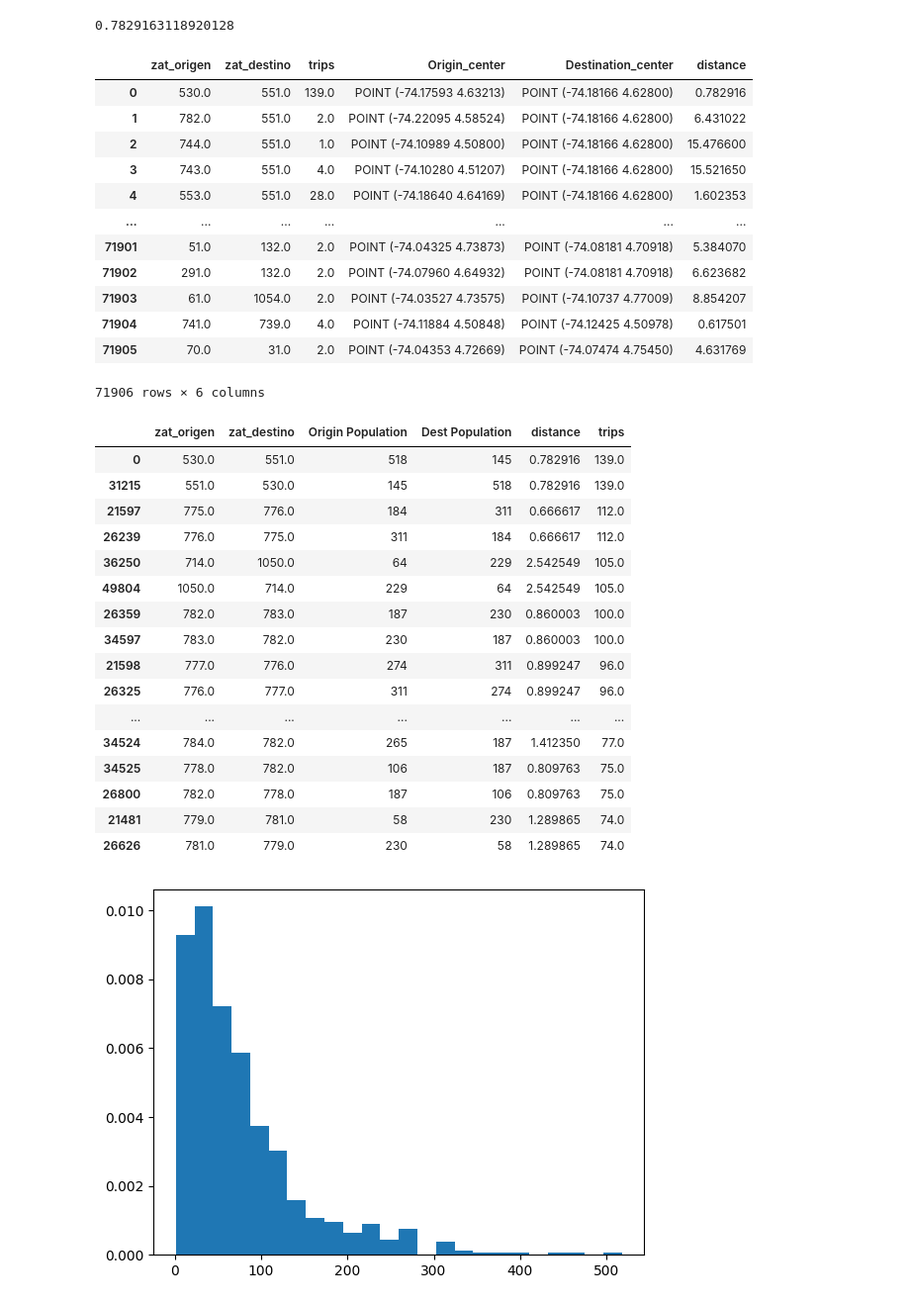
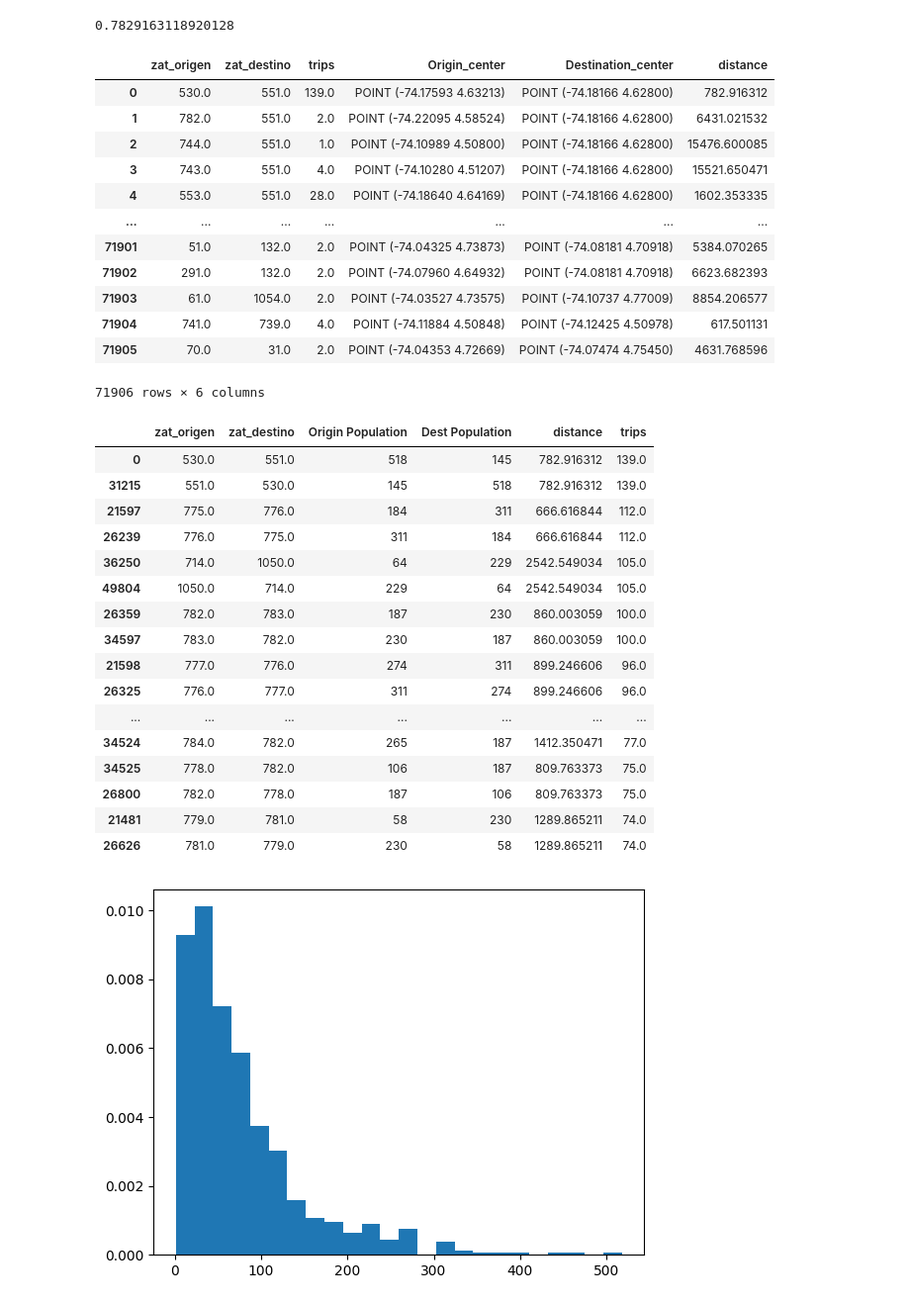
Before and after one commit to saramirezva/Mobility-Models-Bogot-, a Jupyter notebook: mobility_models.ipynb, the cells around one changed output. Shown: that part at 99% size. Saved outputs shown, nothing was run; the diff lists cells and outputs as text; code cells hidden in the pictures.

```diff
--- a/mobility_models.ipynb
+++ b/mobility_models.ipynb
@@ -113,27 +114,27 @@ geod.geometry_length(line)/1000
 # %%
 # Calculating the distances in Km
 distance = []
 geod = Geod(ellps = 'WGS84')
 for i in range(len(num_dis_sim)):
     line = LineString([num_dis_sim['Origin_center'].iloc[i], num_dis_sim['Destination_center'].iloc[i]])
-    dist = geod.geometry_length(line)/1000
+    dist = geod.geometry_length(line)
     distance.append(dist)
 
 num_dis_sim['distance'] = distance
 num_dis_sim
 # %% [output]
 |  | zat_origen | zat_destino | trips | Origin_center | Destination_center | distance |
-| 0 | 530.0 | 551.0 | 139.0 | POINT (-74.17593 4.63213) | POINT (-74.18166 4.62800) | 0.782916 |
-| 1 | 782.0 | 551.0 | 2.0 | POINT (-74.22095 4.58524) | POINT (-74.18166 4.62800) | 6.431022 |
-| 2 | 744.0 | 551.0 | 1.0 | POINT (-74.10989 4.50800) | POINT (-74.18166 4.62800) | 15.476600 |
-| 3 | 743.0 | 551.0 | 4.0 | POINT (-74.10280 4.51207) | POINT (-74.18166 4.62800) | 15.521650 |
-| 4 | 553.0 | 551.0 | 28.0 | POINT (-74.18640 4.64169) | POINT (-74.18166 4.62800) | 1.602353 |
+| 0 | 530.0 | 551.0 | 139.0 | POINT (-74.17593 4.63213) | POINT (-74.18166 4.62800) | 782.916312 |
+| 1 | 782.0 | 551.0 | 2.0 | POINT (-74.22095 4.58524) | POINT (-74.18166 4.62800) | 6431.021532 |
+| 2 | 744.0 | 551.0 | 1.0 | POINT (-74.10989 4.50800) | POINT (-74.18166 4.62800) | 15476.600085 |
+| 3 | 743.0 | 551.0 | 4.0 | POINT (-74.10280 4.51207) | POINT (-74.18166 4.62800) | 15521.650471 |
+| 4 | 553.0 | 551.0 | 28.0 | POINT (-74.18640 4.64169) | POINT (-74.18166 4.62800) | 1602.353335 |
 | ... | ... | ... | ... | ... | ... | ... |
-| 71901 | 51.0 | 132.0 | 2.0 | POINT (-74.04325 4.73873) | POINT (-74.08181 4.70918) | 5.384070 |
-| 71902 | 291.0 | 132.0 | 2.0 | POINT (-74.07960 4.64932) | POINT (-74.08181 4.70918) | 6.623682 |
-| 71903 | 61.0 | 1054.0 | 2.0 | POINT (-74.03527 4.73575) | POINT (-74.10737 4.77009) | 8.854207 |
-| 71904 | 741.0 | 739.0 | 4.0 | POINT (-74.11884 4.50848) | POINT (-74.12425 4.50978) | 0.617501 |
-| 71905 | 70.0 | 31.0 | 2.0 | POINT (-74.04353 4.72669) | POINT (-74.07474 4.75450) | 4.631769 |
+| 71901 | 51.0 | 132.0 | 2.0 | POINT (-74.04325 4.73873) | POINT (-74.08181 4.70918) | 5384.070265 |
+| 71902 | 291.0 | 132.0 | 2.0 | POINT (-74.07960 4.64932) | POINT (-74.08181 4.70918) | 6623.682393 |
+| 71903 | 61.0 | 1054.0 | 2.0 | POINT (-74.03527 4.73575) | POINT (-74.10737 4.77009) | 8854.206577 |
+| 71904 | 741.0 | 739.0 | 4.0 | POINT (-74.11884 4.50848) | POINT (-74.12425 4.50978) | 617.501131 |
+| 71905 | 70.0 | 31.0 | 2.0 | POINT (-74.04353 4.72669) | POINT (-74.07474 4.75450) | 4631.768596 |
 71906 rows × 6 columns
 # %%
 # Adding the number of person in th esurvey per zat
@@ -147,22 +148,22 @@ num_dis_sim = num_dis_sim[['zat_origen', 'zat_destino', 'Origin Population', 'De
 num_dis_sim.head(20)
 # %% [output]
 |  | zat_origen | zat_destino | Origin Population | Dest Population | distance | trips |
-| 0 | 530.0 | 551.0 | 518 | 145 | 0.782916 | 139.0 |
-| 31215 | 551.0 | 530.0 | 145 | 518 | 0.782916 | 139.0 |
-| 21597 | 775.0 | 776.0 | 184 | 311 | 0.666617 | 112.0 |
-| 26239 | 776.0 | 775.0 | 311 | 184 | 0.666617 | 112.0 |
-| 36250 | 714.0 | 1050.0 | 64 | 229 | 2.542549 | 105.0 |
-| 49804 | 1050.0 | 714.0 | 229 | 64 | 2.542549 | 105.0 |
-| 26359 | 782.0 | 783.0 | 187 | 230 | 0.860003 | 100.0 |
-| 34597 | 783.0 | 782.0 | 230 | 187 | 0.860003 | 100.0 |
-| 21598 | 777.0 | 776.0 | 274 | 311 | 0.899247 | 96.0 |
-| 26325 | 776.0 | 777.0 | 311 | 274 | 0.899247 | 96.0 |
+| 0 | 530.0 | 551.0 | 518 | 145 | 782.916312 | 139.0 |
+| 31215 | 551.0 | 530.0 | 145 | 518 | 782.916312 | 139.0 |
+| 21597 | 775.0 | 776.0 | 184 | 311 | 666.616844 | 112.0 |
+| 26239 | 776.0 | 775.0 | 311 | 184 | 666.616844 | 112.0 |
+| 36250 | 714.0 | 1050.0 | 64 | 229 | 2542.549034 | 105.0 |
+| 49804 | 1050.0 | 714.0 | 229 | 64 | 2542.549034 | 105.0 |
+| 26359 | 782.0 | 783.0 | 187 | 230 | 860.003059 | 100.0 |
+| 34597 | 783.0 | 782.0 | 230 | 187 | 860.003059 | 100.0 |
+| 21598 | 777.0 | 776.0 | 274 | 311 | 899.246606 | 96.0 |
+| 26325 | 776.0 | 777.0 | 311 | 274 | 899.246606 | 96.0 |
 | ... | ... | ... | ... | ... | ... | ... |
-| 34524 | 784.0 | 782.0 | 265 | 187 | 1.412350 | 77.0 |
-| 34525 | 778.0 | 782.0 | 106 | 187 | 0.809763 | 75.0 |
-| 26800 | 782.0 | 778.0 | 187 | 106 | 0.809763 | 75.0 |
-| 21481 | 779.0 | 781.0 | 58 | 230 | 1.289865 | 74.0 |
-| 26626 | 781.0 | 779.0 | 230 | 58 | 1.289865 | 74.0 |
+| 34524 | 784.0 | 782.0 | 265 | 187 | 1412.350471 | 77.0 |
+| 34525 | 778.0 | 782.0 | 106 | 187 | 809.763373 | 75.0 |
+| 26800 | 782.0 | 778.0 | 187 | 106 | 809.763373 | 75.0 |
+| 21481 | 779.0 | 781.0 | 58 | 230 | 1289.865211 | 74.0 |
+| 26626 | 781.0 | 779.0 | 230 | 58 | 1289.865211 | 74.0 |
 # %%
 # Distribution of the population
 pltn_y, pltn_x = np.histogram(population['p7_total_personas'], bins=int(len(population)/30), density=True)
```
Also changed, not shown: parts of 5 cells of this notebook.
